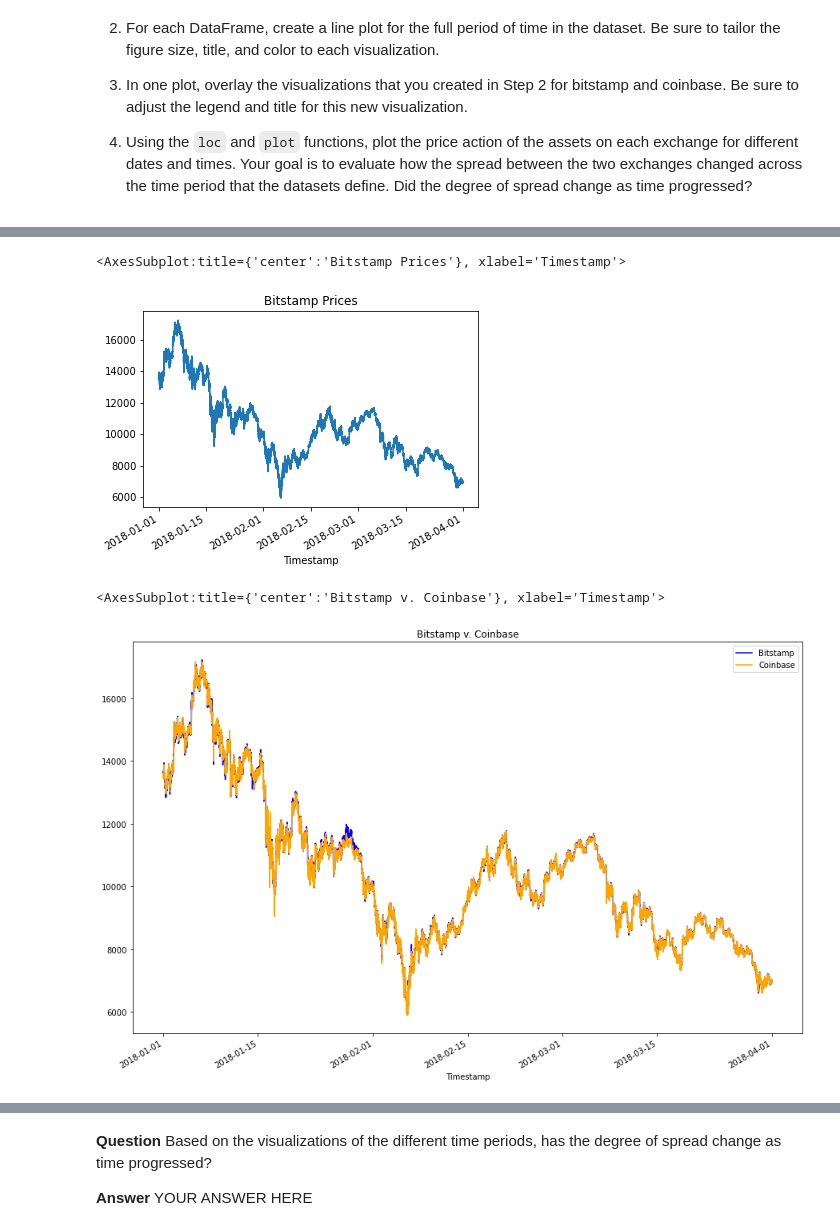
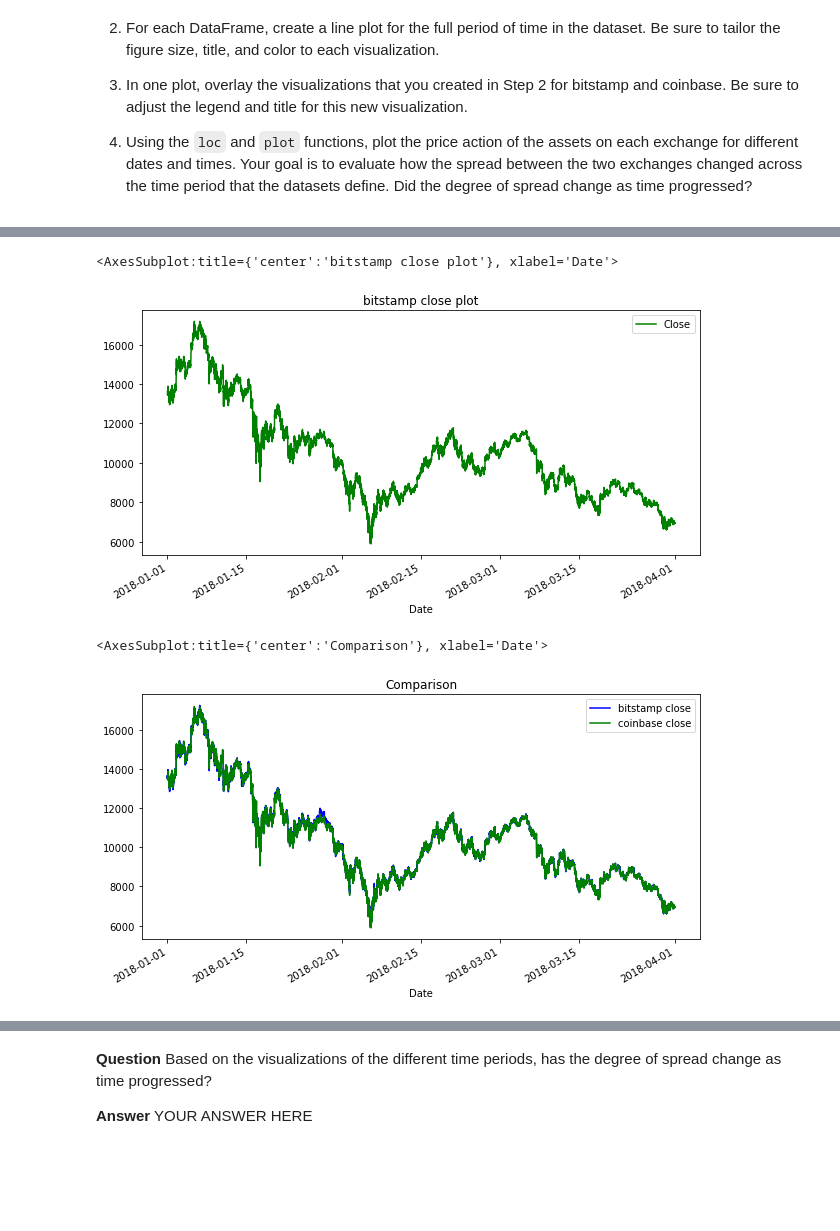
Before and after one commit to NikoKorolog/Challenge_3, a Jupyter notebook: Fintech Challenge 3/crypto_arbitrage.ipynb, the cells around one changed output, grey strips where cells are left out. Saved outputs shown, nothing was run; the diff lists cells and outputs as text; code cells hidden in the pictures; blank space fills up the shorter version.

```diff
--- a/Fintech Challenge 3/crypto_arbitrage.ipynb
+++ b/Fintech Challenge 3/crypto_arbitrage.ipynb
@@ -190,4 +190,10 @@ Select the data you want to analyze. Use `loc` or `iloc` to select the following
 
 # Review the first five rows of the DataFrame
 # YOUR CODE HERE
+
+bitstamp_sliced = bitstamp.iloc[:, [3]]
+display(bitstamp_sliced.head())
+
+coinbase_sliced = coinbase.iloc[:, [3]]
+display(coinbase_sliced.head())
 # %% [output]
@@ -195,6 +213,0 @@ KeyError: 'Timestamp'
-# %%
-# Use loc or iloc to select `Timestamp (the index)` and `Close` from coinbase DataFrame
-coinbase_sliced = # YOUR CODE HERE
-
-# Review the first five rows of the DataFrame
-# YOUR CODE HERE
@@ -254,18 +268,23 @@ Sort through the time series data associated with the bitstamp and coinbase Data
 # %%
 # Create a line plot for the coinbase DataFrame for the full length of time in the dataset
 # Be sure that the figure size, title, and color are tailored to each visualization
 # YOUR CODE HERE
+
+coinbase_sliced.plot(figsize=(10, 5), title="bitstamp close plot", color="green")
 # %% [output]
-<AxesSubplot:title={'center':'Bitstamp Prices'}, xlabel='Timestamp'>
+<AxesSubplot:title={'center':'bitstamp close plot'}, xlabel='Date'>
-[figure, old version]
+[figure, new version]
 # %%
 # Overlay the visualizations for the bitstamp and coinbase DataFrames in one plot
 # The plot should visualize the prices over the full lenth of the dataset
 # Be sure to include the parameters: legend, figure size, title, and color and label
 # YOUR CODE HERE
+
+bitstamp_sliced['Close'].plot(legend=True, figsize=(10, 5), title="Comparison", color="blue", label = "bitstamp close" )
+coinbase_sliced['Close'].plot(legend=True, figsize=(10, 5), color="green", label = "coinbase close")
 # %% [output]
-<AxesSubplot:title={'center':'Bitstamp v. Coinbase'}, xlabel='Timestamp'>
+<AxesSubplot:title={'center':'Comparison'}, xlabel='Date'>
-[figure, old version]
+[figure, new version]
 # %%
 # Using the loc and plot functions, create an overlay plot that visualizes
 # the price action of both DataFrames for a one month period early in the dataset
```
Also changed, not shown: parts of 7 cells of this notebook.
